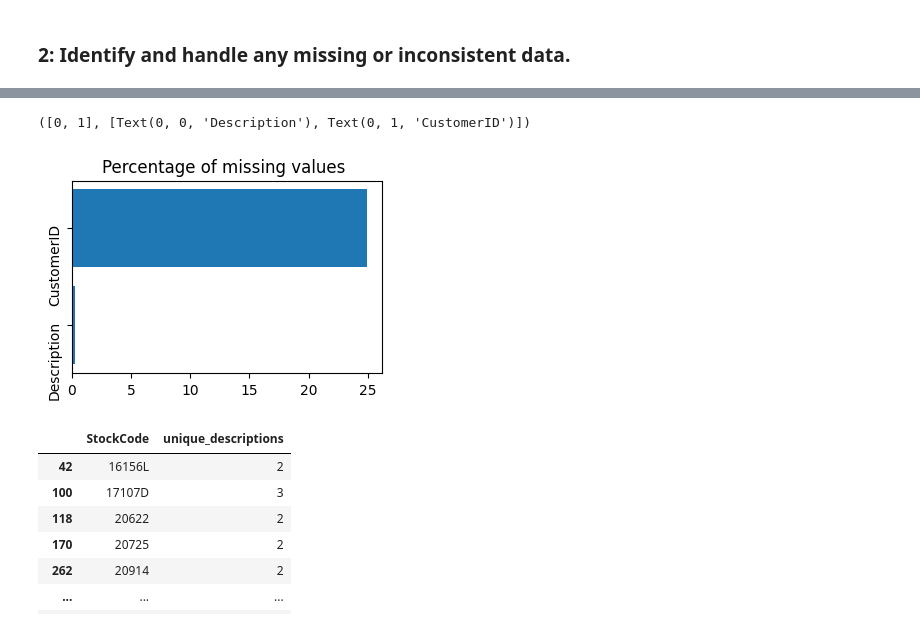
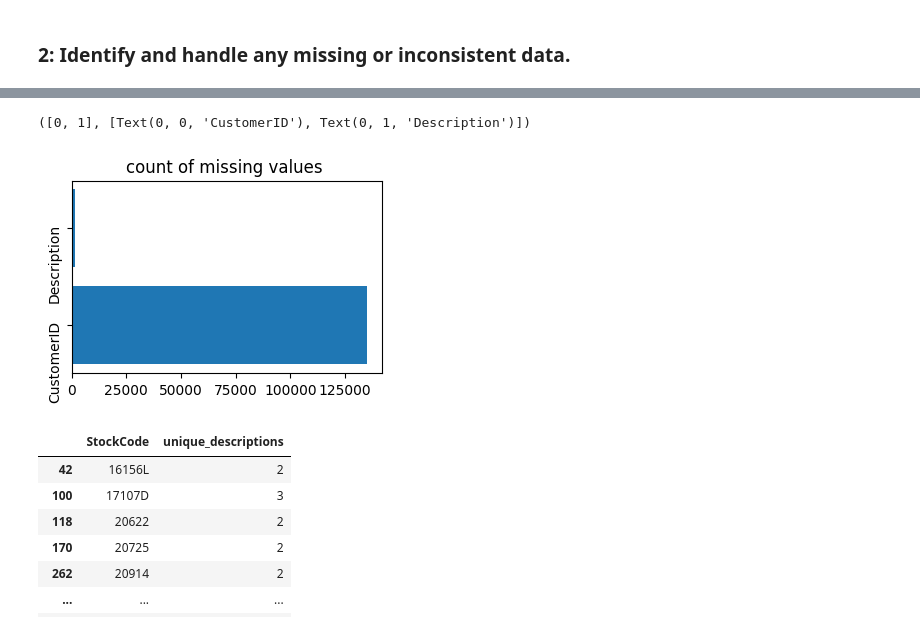
Before and after one commit to seemantk-protean/DevopsRepo, a Jupyter notebook: 29-07-2024.ipynb, the cells around one changed output, grey strips where cells are left out. Saved outputs shown, nothing was run; the diff lists cells and outputs as text; code cells hidden in the pictures.

```diff
--- a/29-07-2024.ipynb
+++ b/29-07-2024.ipynb
@@ -119,7 +119,7 @@ df.head(1)
 ### 2: Identify and handle any missing or inconsistent data.
 # %%
 
-missing_data = df.isnull().sum()
+missing_data = df[["CustomerID","Description"]].isnull().sum()
 # %%
 missing_data
 # %% [output]
@@ -139,13 +128,13 @@ Time                0
 dtype: int64
 # %%
 plt.figure(figsize=(4, 2.5))
-plt.barh(missing_percentage.index ,missing_percentage)
-plt.title("Percentage of missing values ",)
+plt.barh(missing_data.index ,missing_data)
+plt.title("count of missing values ",)
 plt.yticks(rotation=90)
 # plt.ylabel("Missing Attribute")
 # %% [output]
-([0, 1], [Text(0, 0, 'Description'), Text(0, 1, 'CustomerID')])
+([0, 1], [Text(0, 0, 'CustomerID'), Text(0, 1, 'Description')])
-[figure, old version]
+[figure, new version]
 # %%
 # Removing rows with missing values in 'CustomerID' and 'Description' columns
 df=df.dropna(subset=['CustomerID', 'Description'])
```
Also changed, not shown: parts of 17 cells of this notebook, 1 other file.
